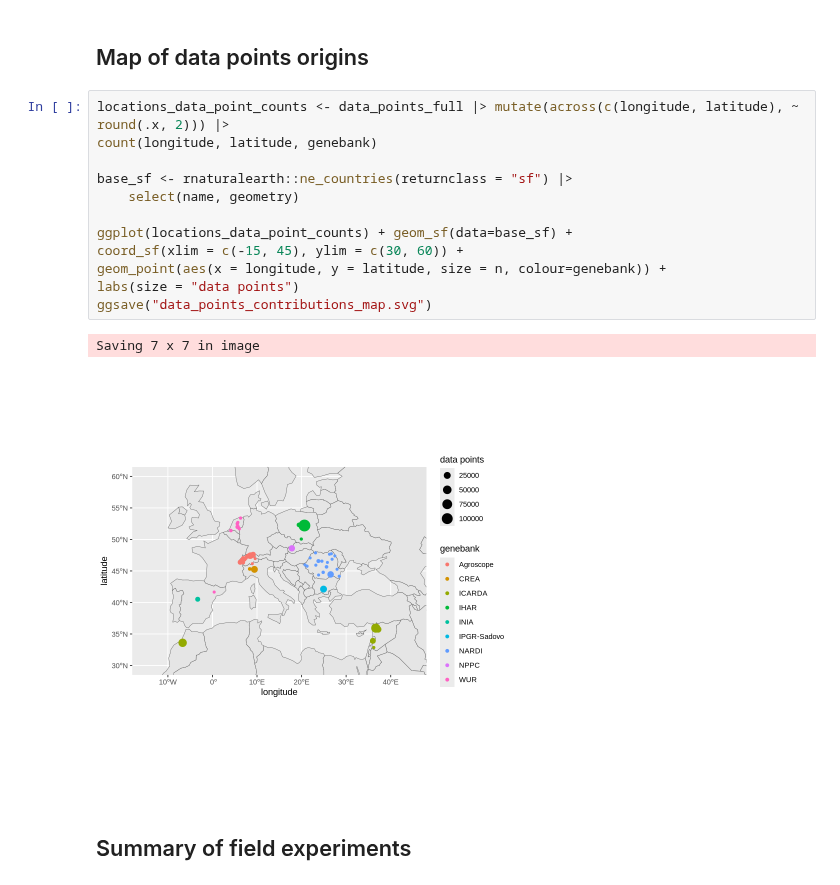
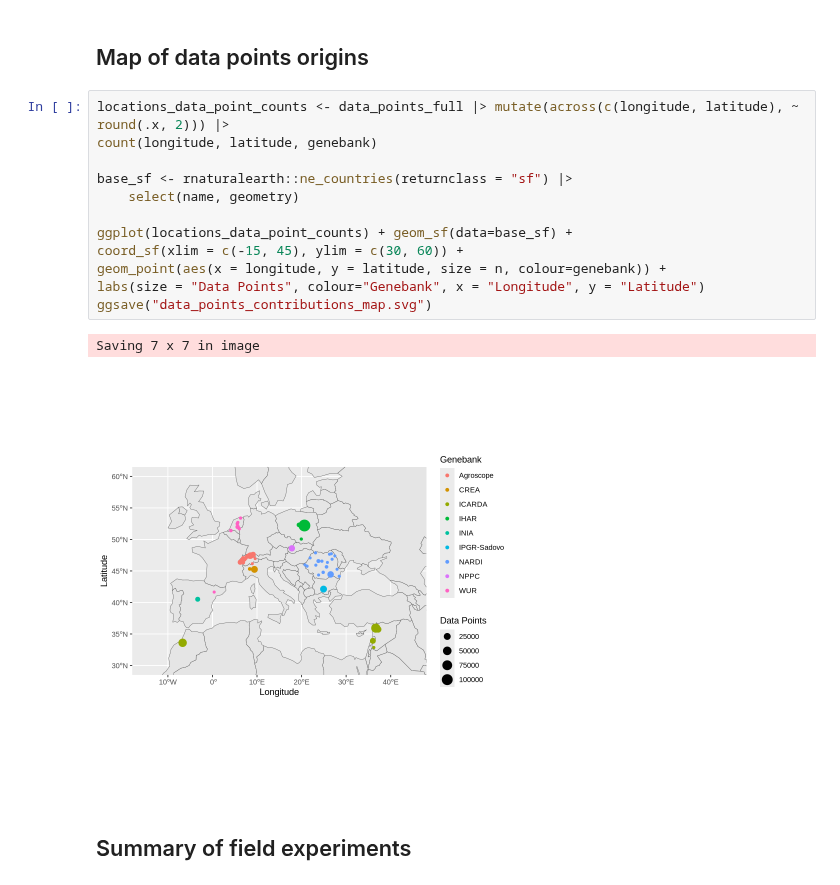
Before and after one commit to AGENTproject/historic_pheno_data_analysis, a Jupyter notebook: figures_and_tables.ipynb, the cells around one changed output. Drawn from its saved outputs; the diff is of its cells as text.

```diff
--- a/figures_and_tables.ipynb
+++ b/figures_and_tables.ipynb
@@ -299,18 +307,18 @@ Saving 7 x 7 in image
 # %%
 locations_data_point_counts <- data_points_full |> mutate(across(c(longitude, latitude), ~ round(.x, 2))) |>
 count(longitude, latitude, genebank)
 
 base_sf <- rnaturalearth::ne_countries(returnclass = "sf") |>
     select(name, geometry)
 
 ggplot(locations_data_point_counts) + geom_sf(data=base_sf) +
 coord_sf(xlim = c(-15, 45), ylim = c(30, 60)) +
 geom_point(aes(x = longitude, y = latitude, size = n, colour=genebank)) +
-labs(size = "data points")
+labs(size = "Data Points", colour="Genebank", x = "Longitude", y = "Latitude")
 ggsave("data_points_contributions_map.svg")
 # %% [output]
 Saving 7 x 7 in image
-[figure, old version]
+[figure, new version]
 # %% [markdown]
 ## Summary of field experiments
 # %%
```
Also changed, not shown: parts of 6 cells of this notebook, 10 other files.
